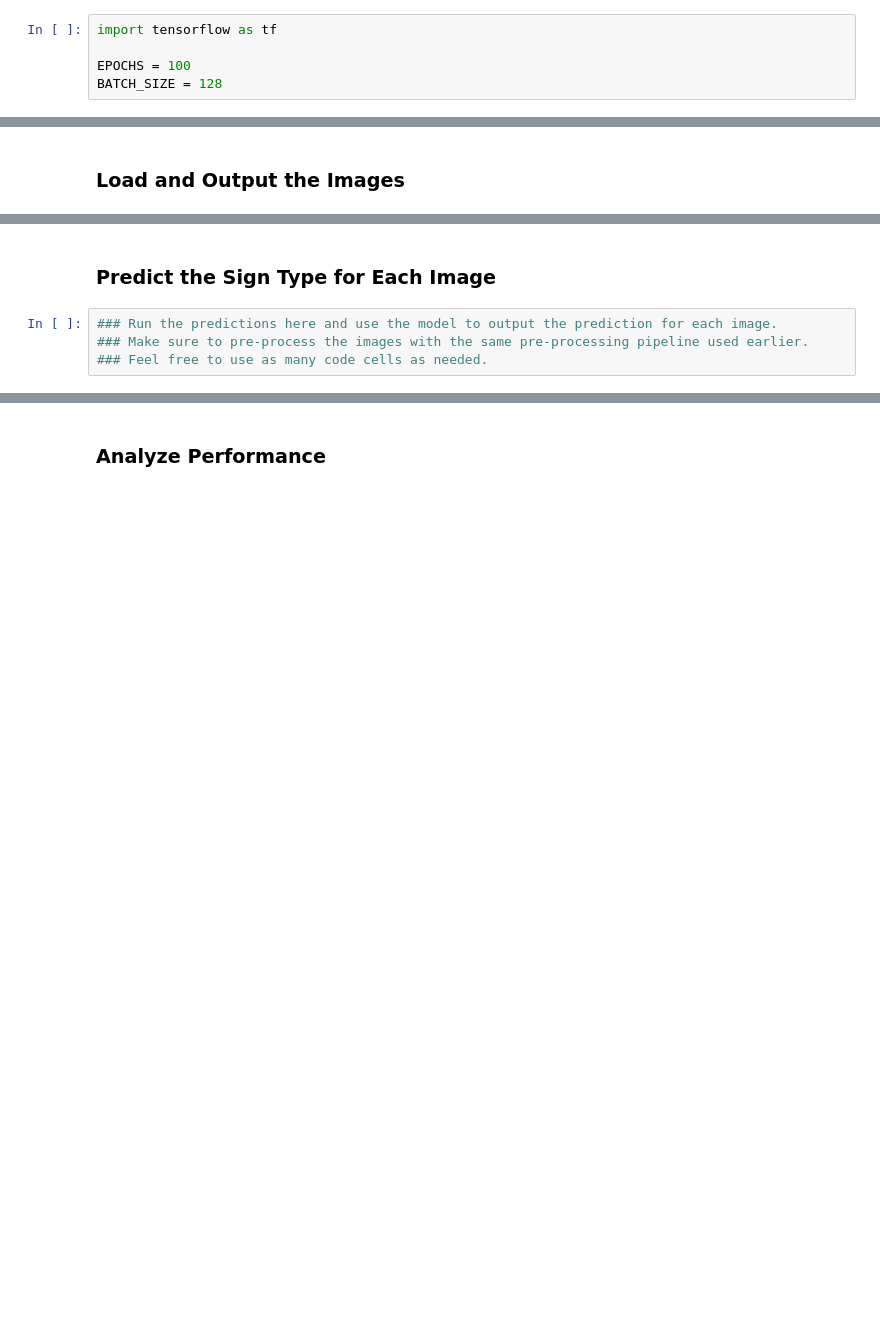
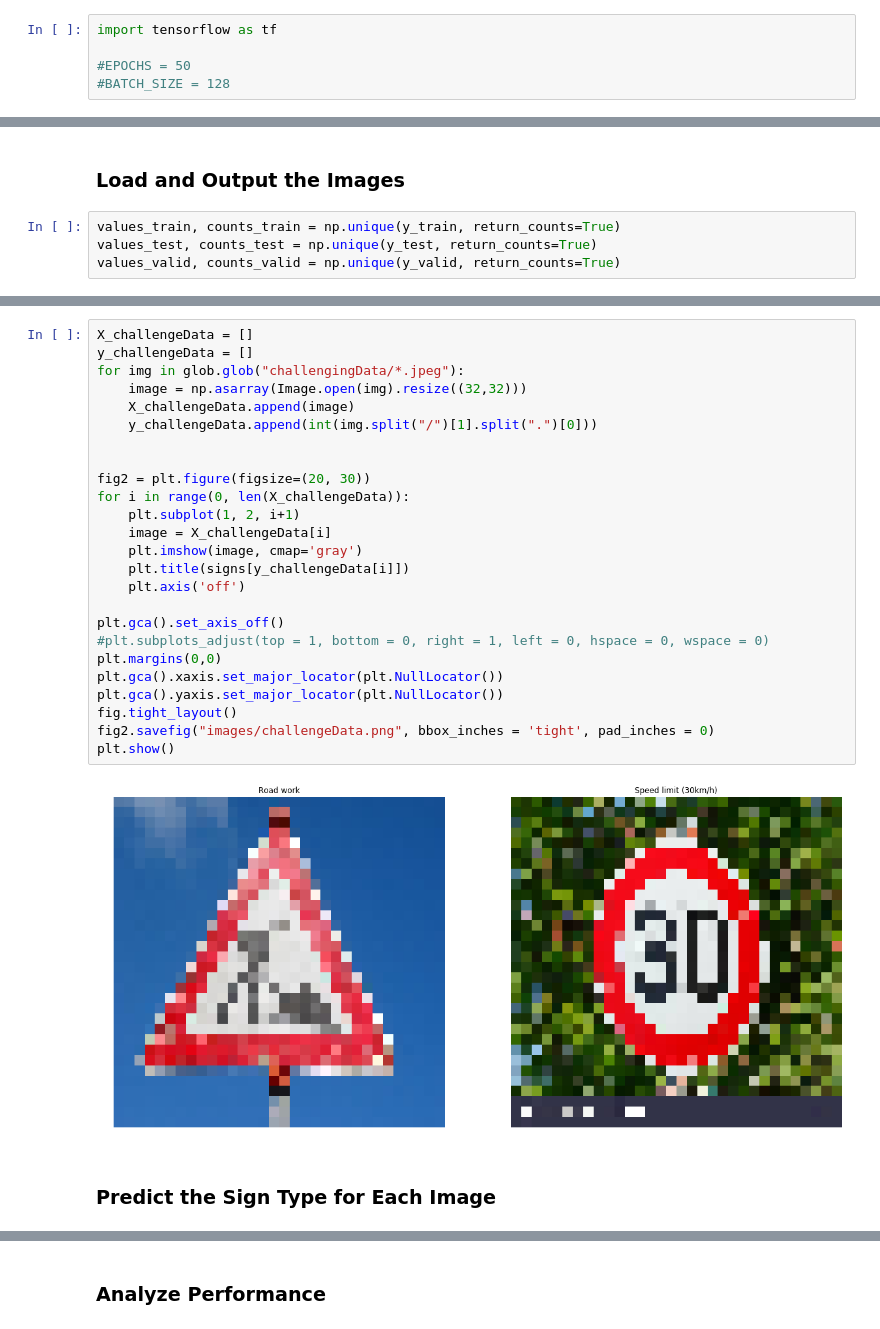
Before and after one commit to mhusseinsh/CarND-Traffic-Sign-Classifier-Project, a Jupyter notebook: Traffic_Sign_Classifier.ipynb, the cells around one changed output, grey strips where cells are left out. Cells and saved outputs as stored; diff of their text form; blank space fills up the shorter version.

```diff
--- a/Traffic_Sign_Classifier.ipynb
+++ b/Traffic_Sign_Classifier.ipynb
@@ -333,8 +350,8 @@ X_train_preprocessed, y_train = shuffle(X_train_preprocessed, y_train)
 # %%
 import tensorflow as tf
 
-EPOCHS = 100
-BATCH_SIZE = 128
+#EPOCHS = 50
+#BATCH_SIZE = 128
 # %% [markdown]
 ### Model Architecture
 # %%
@@ -550,3 +729,7 @@ To give yourself more insight into how your model is working, download at least
 You may find `signnames.csv` useful as it contains mappings from the class id (integer) to the actual sign name.
 # %% [markdown]
 ### Load and Output the Images
+# %%
+values_train, counts_train = np.unique(y_train, return_counts=True)
+values_test, counts_test = np.unique(y_test, return_counts=True)
+values_valid, counts_valid = np.unique(y_valid, return_counts=True)
@@ -586,6 +873,29 @@ plt.show()
+# %%
+X_challengeData = []
+y_challengeData = []
+for img in glob.glob("challengingData/*.jpeg"):
+    image = np.asarray(Image.open(img).resize((32,32)))
+    X_challengeData.append(image)
+    y_challengeData.append(int(img.split("/")[1].split(".")[0]))
+
+
+fig2 = plt.figure(figsize=(20, 30))
+for i in range(0, len(X_challengeData)):
+    plt.subplot(1, 2, i+1)
+    image = X_challengeData[i]
+    plt.imshow(image, cmap='gray')
+    plt.title(signs[y_challengeData[i]])
+    plt.axis('off')
+
+plt.gca().set_axis_off()
+#plt.subplots_adjust(top = 1, bottom = 0, right = 1, left = 0, hspace = 0, wspace = 0)
+plt.margins(0,0)
+plt.gca().xaxis.set_major_locator(plt.NullLocator())
+plt.gca().yaxis.set_major_locator(plt.NullLocator())
+fig.tight_layout()
+fig2.savefig("images/challengeData.png", bbox_inches = 'tight', pad_inches = 0)
+plt.show()
+# %% [output]
+[figure, added]
 # %% [markdown]
 ### Predict the Sign Type for Each Image
-# %%
-### Run the predictions here and use the model to output the prediction for each image.
-### Make sure to pre-process the images with the same pre-processing pipeline used earlier.
-### Feel free to use as many code cells as needed.
```
Also changed, not shown: parts of 40 cells of this notebook, 12 other files.
